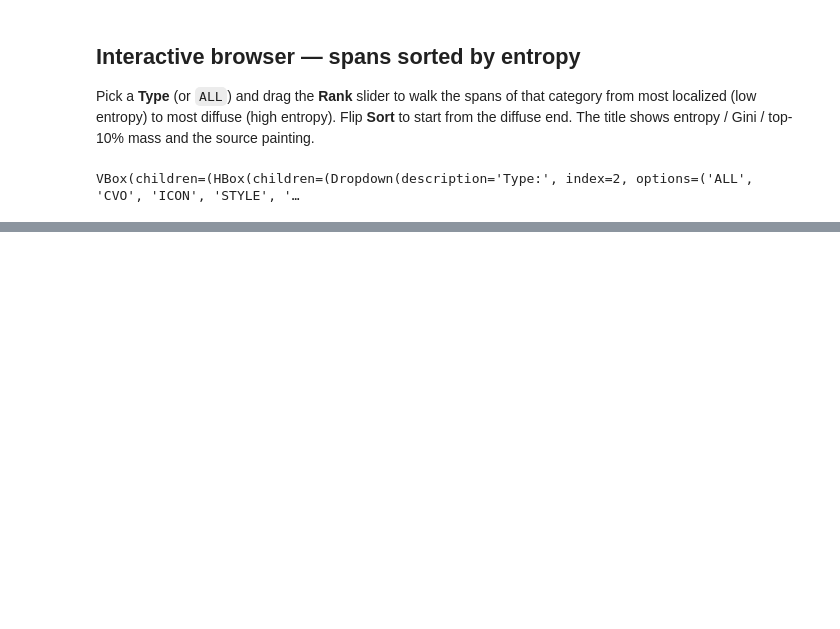
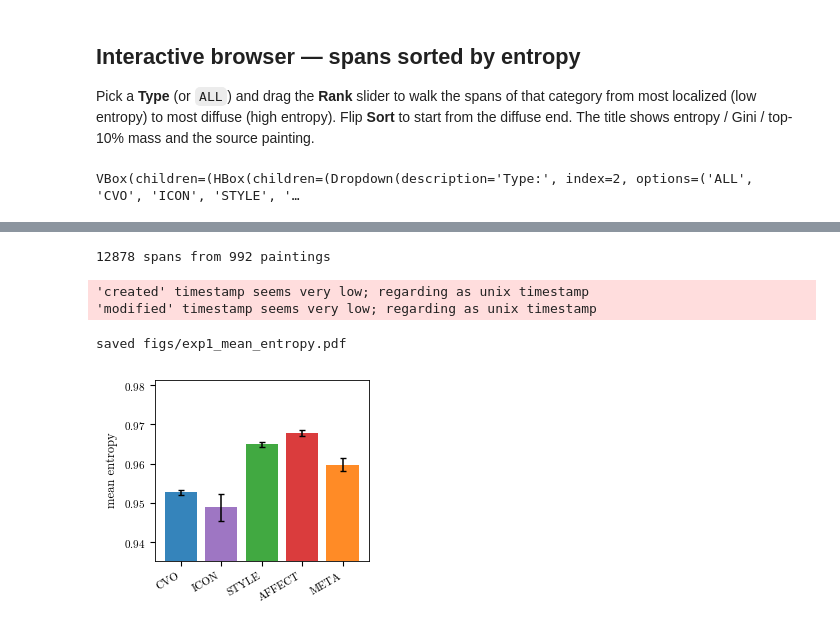
Before and after one commit to nicolafan/tamart, a Jupyter notebook: notebooks/exp1.ipynb, the cells around one changed output, grey strips where cells are left out. Cells and saved outputs as stored; diff of their text form; code cells hidden in the pictures; blank space fills up the shorter version.

```diff
--- a/notebooks/exp1.ipynb
+++ b/notebooks/exp1.ipynb
@@ -482,0 +615,76 @@ spans. ICON is rare (~200 spans), so its estimates are noisier.
+# %%
+# --- Paper outputs: self-contained setup (reloads from cache, no model needed) ---
+import json
+from pathlib import Path
+
+import cv2
+import numpy as np
+import pandas as pd
+import matplotlib as mpl
+import matplotlib.pyplot as plt
+from PIL import Image
+from safetensors import safe_open
+from scipy import stats
+from IPython.display import display
+
+DATA = Path("../data/datasets/wikiart_most_viewed")
+DESCRIBE_DIR = DATA / "describe"
+FIGS = Path("figs"); FIGS.mkdir(exist_ok=True)
+CACHE = Path("../out/exp1_span_entropy.csv")
+
+CATEGORIES = ["CVO", "ICON", "STYLE", "AFFECT", "META"]
+CAT_COLORS = {"CVO": "#1f77b4", "ICON": "#9467bd", "STYLE": "#2ca02c",
+              "AFFECT": "#d62728", "META": "#ff7f0e"}
+
+# Computer Modern (LaTeX-like) look without an external latex toolchain
+# (dvipng/gs are not installed, so text.usetex is avoided).
+plt.rcParams.update({
+    "font.family": "serif",
+    "font.serif": ["cmr10", "CMU Serif", "DejaVu Serif"],
+    "mathtext.fontset": "cm",
+    "axes.formatter.use_mathtext": True,   # render numeric ticks via mathtext (cmr10)
+    "axes.unicode_minus": False,
+    "pdf.fonttype": 42, "svg.fonttype": "none",
+    "font.size": 9, "axes.titlesize": 9, "axes.labelsize": 9,
+    "xtick.labelsize": 8, "ytick.labelsize": 8, "legend.fontsize": 7.5,
+    "axes.linewidth": 0.6, "lines.linewidth": 1.1,
+})
+
+df = pd.read_csv(CACHE).dropna(subset=["entropy"])
+df = df[df["category"].isin(CATEGORIES)].copy()
+df["category"] = pd.Categorical(df["category"], categories=CATEGORIES, ordered=True)
+
+
+def save_fig(fig, name):
+    """Save a figure as vector PDF (for the paper) + PNG (for quick preview)."""
+    fig.tight_layout(pad=0.3)
+    fig.savefig(FIGS / f"{name}.pdf", bbox_inches="tight")
+    fig.savefig(FIGS / f"{name}.png", dpi=300, bbox_inches="tight")
+    print("saved", FIGS / f"{name}.pdf")
+
+
+print(f"{len(df)} spans from {df['stem'].nunique()} paintings")
+# %% [output]
+12878 spans from 992 paintings
+# %%
+# (a) Mean entropy per type with 95% CI -> figs/exp1_mean_entropy.pdf
+data = [df[df.category == c]["entropy"].values for c in CATEGORIES]
+means_a = np.array([d.mean() for d in data])
+cis = np.array([1.96 * d.std(ddof=1) / np.sqrt(len(d)) for d in data])
+
+fig, ax = plt.subplots(figsize=(2.7, 2.3))
+ax.bar(CATEGORIES, means_a, yerr=cis, capsize=2.5,
+       color=[CAT_COLORS[c] for c in CATEGORIES], alpha=.9, linewidth=0)
+pad = cis.max() * 4
+ax.set_ylim(means_a.min() - pad, means_a.max() + pad)
+ax.set_ylabel("mean entropy")
+ax.tick_params(axis="x", labelrotation=30)
+for lbl in ax.get_xticklabels():
+    lbl.set_ha("right")
+save_fig(fig, "exp1_mean_entropy")
+plt.show()
+# %% [output]
+'created' timestamp seems very low; regarding as unix timestamp
+'modified' timestamp seems very low; regarding as unix timestamp
+saved figs/exp1_mean_entropy.pdf
+[figure, added]
```
Also changed, not shown: parts of 10 cells of this notebook, 31 other files.
